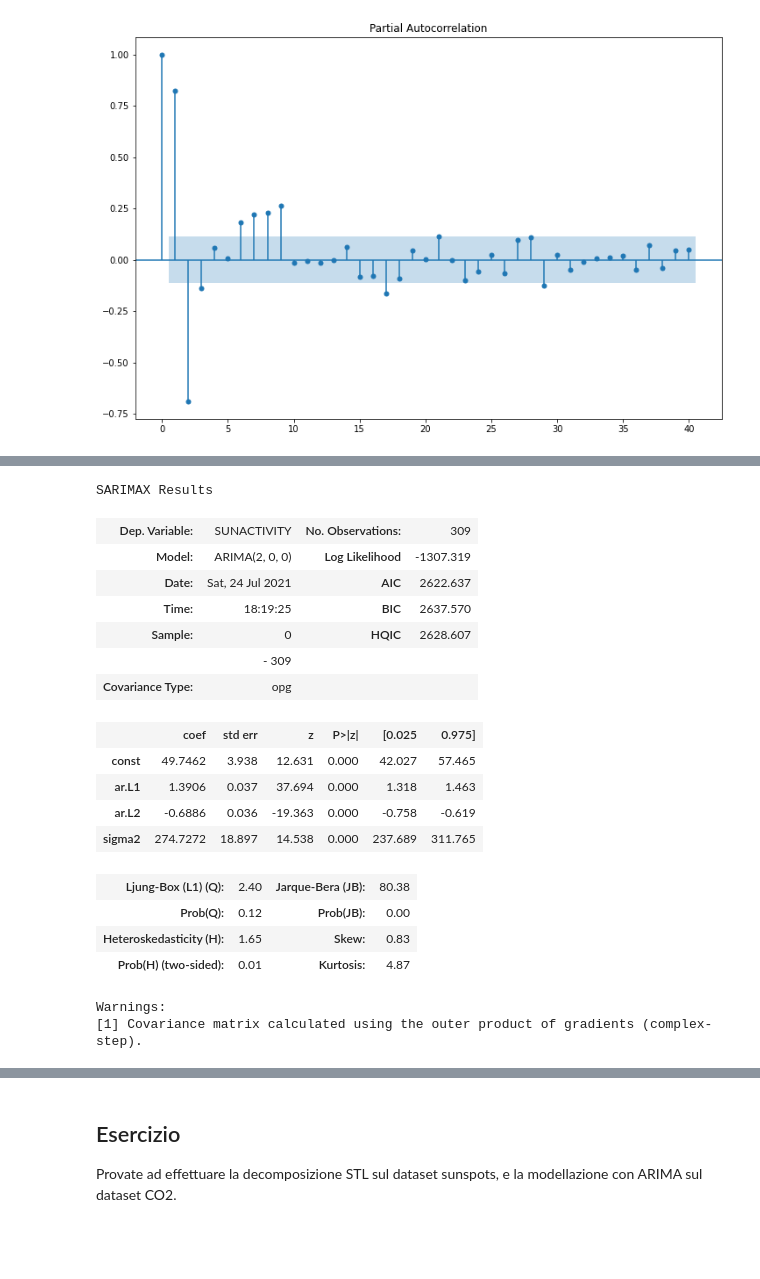
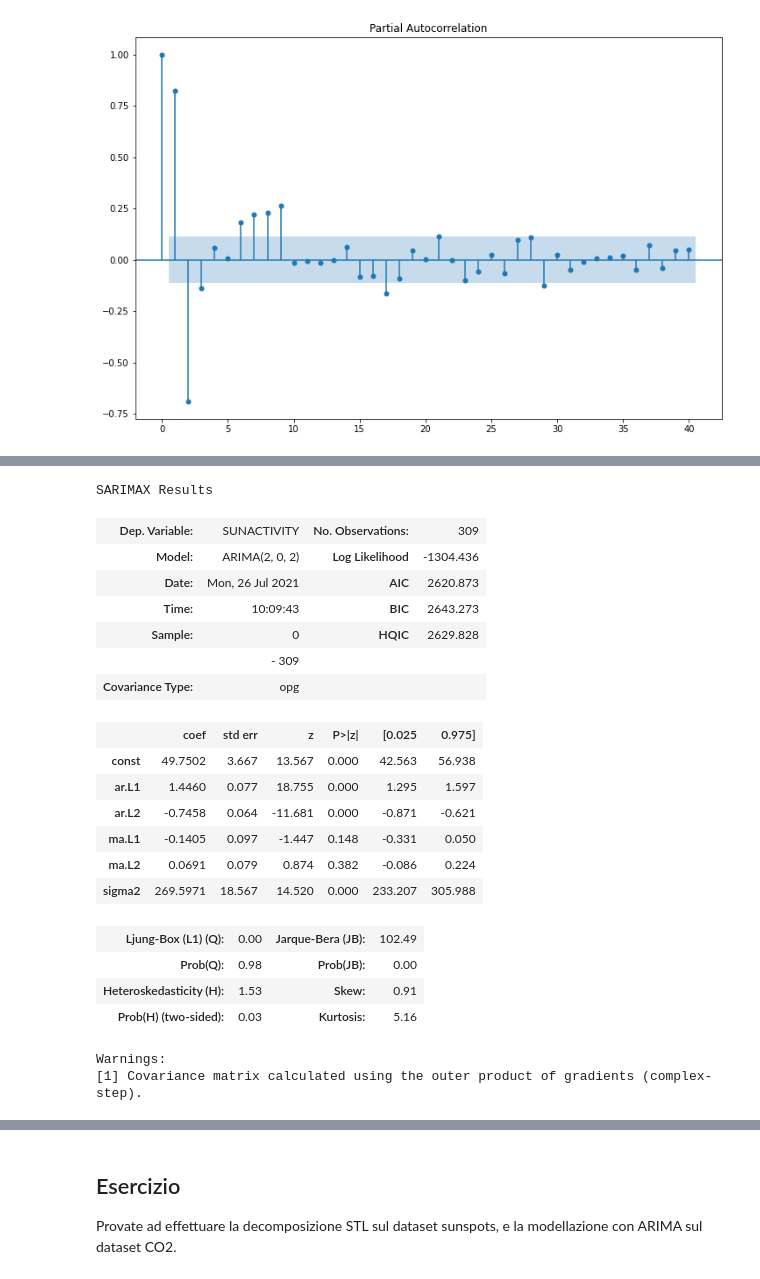
Before and after one commit to anhelus/pcs, a Jupyter notebook: docs/notebooks/base/lezioni/lezione_19.ipynb, the cells around one changed output, grey strips where cells are left out. Drawn from its saved outputs; the diff is of its cells as text; code cells hidden in the pictures; blank space fills up the shorter version.

```diff
--- a/docs/notebooks/base/lezioni/lezione_19.ipynb
+++ b/docs/notebooks/base/lezioni/lezione_19.ipynb
@@ -138,23 +152,25 @@ Questo ci permette di determinare un ordine per il nostro modello: proveremo, in
 # %%
-arma_mod20 = ARIMA(data, order=(2, 0, 0)).fit()
-arma_mod20.summary()
+model = ARIMA(df, order=(2, 0, 2)).fit()
+model.summary()
 # %% [output]
 SARIMAX Results
 | Dep. Variable: | SUNACTIVITY | No. Observations: | 309 |
-| Model: | ARIMA(2, 0, 0) | Log Likelihood | -1307.319 |
-| Date: | Sat, 24 Jul 2021 | AIC | 2622.637 |
-| Time: | 18:19:25 | BIC | 2637.570 |
-| Sample: | 0 | HQIC | 2628.607 |
+| Model: | ARIMA(2, 0, 2) | Log Likelihood | -1304.436 |
+| Date: | Mon, 26 Jul 2021 | AIC | 2620.873 |
+| Time: | 10:09:43 | BIC | 2643.273 |
+| Sample: | 0 | HQIC | 2629.828 |
 |  | - 309 |  |  |
 | Covariance Type: | opg |  |  |
 |  | coef | std err | z | P>|z| | [0.025 | 0.975] |
-| const | 49.7462 | 3.938 | 12.631 | 0.000 | 42.027 | 57.465 |
-| ar.L1 | 1.3906 | 0.037 | 37.694 | 0.000 | 1.318 | 1.463 |
-| ar.L2 | -0.6886 | 0.036 | -19.363 | 0.000 | -0.758 | -0.619 |
-| sigma2 | 274.7272 | 18.897 | 14.538 | 0.000 | 237.689 | 311.765 |
+| const | 49.7502 | 3.667 | 13.567 | 0.000 | 42.563 | 56.938 |
+| ar.L1 | 1.4460 | 0.077 | 18.755 | 0.000 | 1.295 | 1.597 |
+| ar.L2 | -0.7458 | 0.064 | -11.681 | 0.000 | -0.871 | -0.621 |
+| ma.L1 | -0.1405 | 0.097 | -1.447 | 0.148 | -0.331 | 0.050 |
+| ma.L2 | 0.0691 | 0.079 | 0.874 | 0.382 | -0.086 | 0.224 |
+| sigma2 | 269.5971 | 18.567 | 14.520 | 0.000 | 233.207 | 305.988 |
-| Ljung-Box (L1) (Q): | 2.40 | Jarque-Bera (JB): | 80.38 |
-| Prob(Q): | 0.12 | Prob(JB): | 0.00 |
-| Heteroskedasticity (H): | 1.65 | Skew: | 0.83 |
-| Prob(H) (two-sided): | 0.01 | Kurtosis: | 4.87 |
+| Ljung-Box (L1) (Q): | 0.00 | Jarque-Bera (JB): | 102.49 |
+| Prob(Q): | 0.98 | Prob(JB): | 0.00 |
+| Heteroskedasticity (H): | 1.53 | Skew: | 0.91 |
+| Prob(H) (two-sided): | 0.03 | Kurtosis: | 5.16 |
 Warnings:
 [1] Covariance matrix calculated using the outer product of gradients (complex-step).
```
Also changed, not shown: parts of 16 cells of this notebook.
